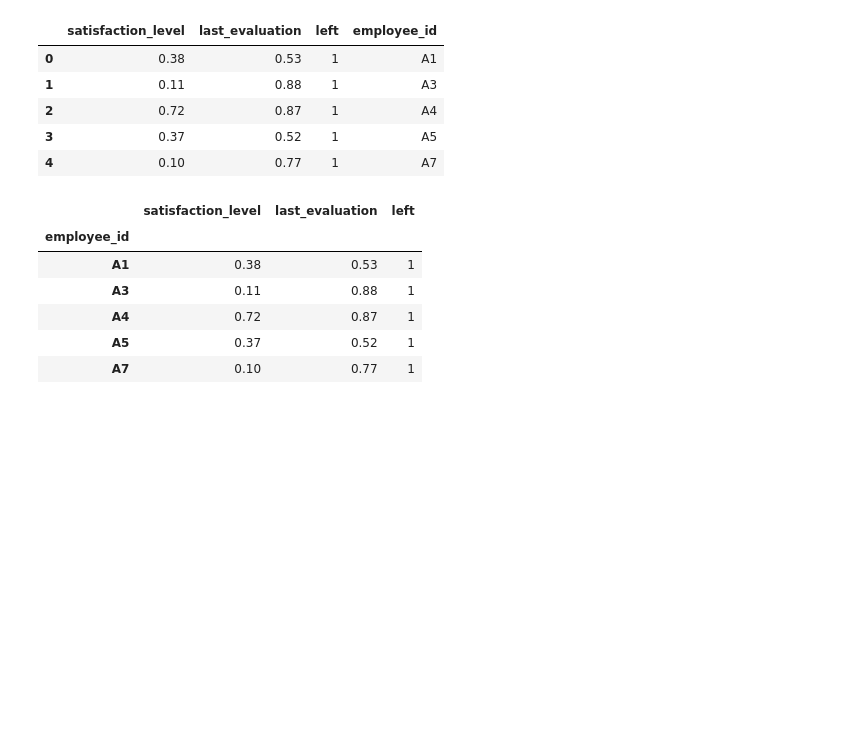
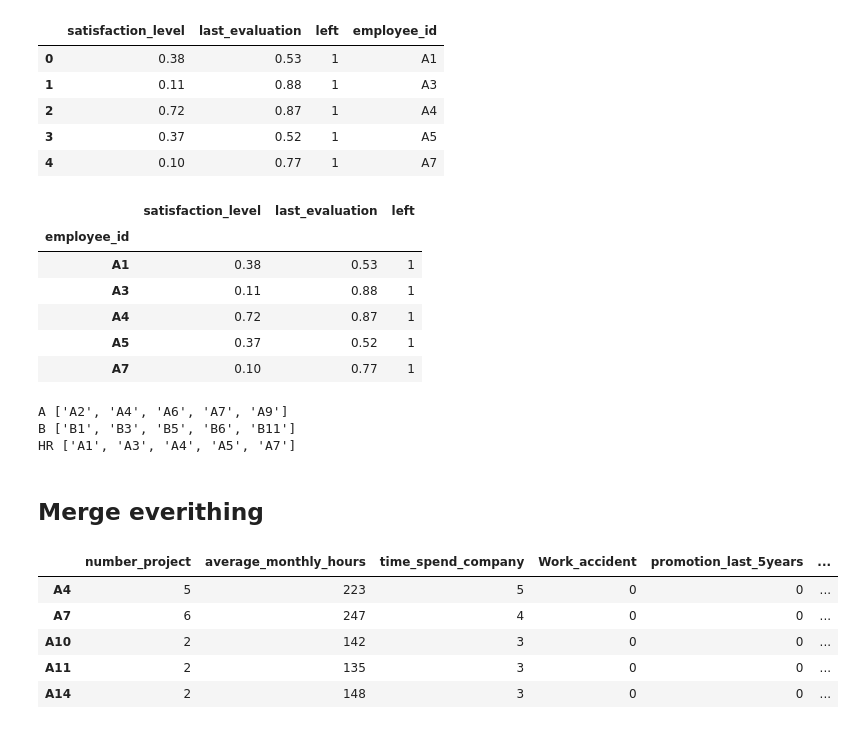
Before and after one commit to isaultirado77/learning-python, a Jupyter notebook: pandas/HR_data_analysis.ipynb, the cells around one changed output. Drawn from its saved outputs; the diff is of its cells as text; code cells hidden in the pictures; blank space fills up the shorter version.

```diff
--- a/pandas/HR_data_analysis.ipynb
+++ b/pandas/HR_data_analysis.ipynb
@@ -291,3 +291,12 @@ df_hr.head()
 | A7 | 0.10 | 0.77 | 1 |
 # %%
 # Print three Python lists containing office A, B, and HR data indexes
+print('A', list(df_a.head().index))
+print('B', list(df_b.head().index))
+print('HR', list(df_hr.head().index))
+# %% [output]
+A ['A2', 'A4', 'A6', 'A7', 'A9']
+B ['B1', 'B3', 'B5', 'B6', 'B11']
+HR ['A1', 'A3', 'A4', 'A5', 'A7']
+# %% [markdown]
+## Merge everithing
@@ -293,0 +307,9 @@ df_hr.head()
+# %%
+df_merged.head()
+# %% [output]
+|  | number_project | average_monthly_hours | time_spend_company | Work_accident | promotion_last_5years | ... |
+| A4 | 5 | 223 | 5 | 0 | 0 | ... |
+| A7 | 6 | 247 | 4 | 0 | 0 | ... |
+| A10 | 2 | 142 | 3 | 0 | 0 | ... |
+| A11 | 2 | 135 | 3 | 0 | 0 | ... |
+| A14 | 2 | 148 | 3 | 0 | 0 | ... |
```
Also changed, not shown: parts of 7 cells of this notebook, 3 other files.
